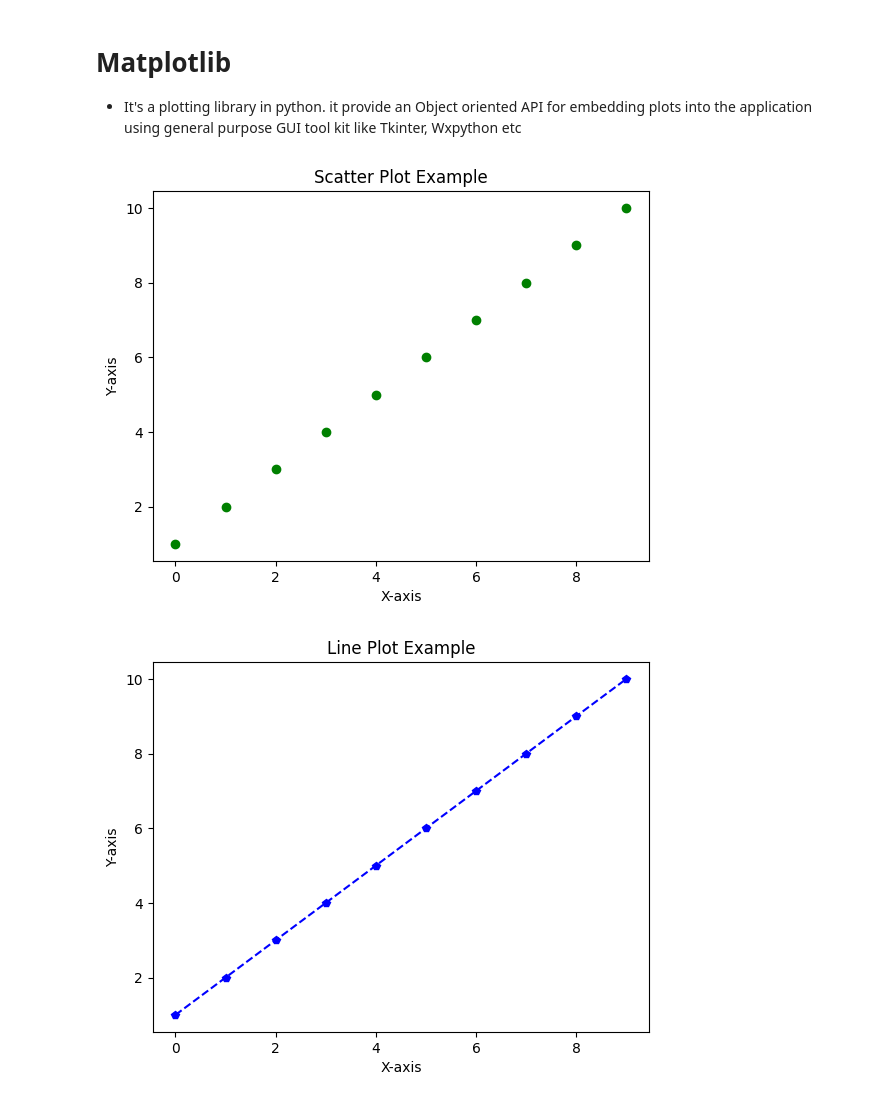
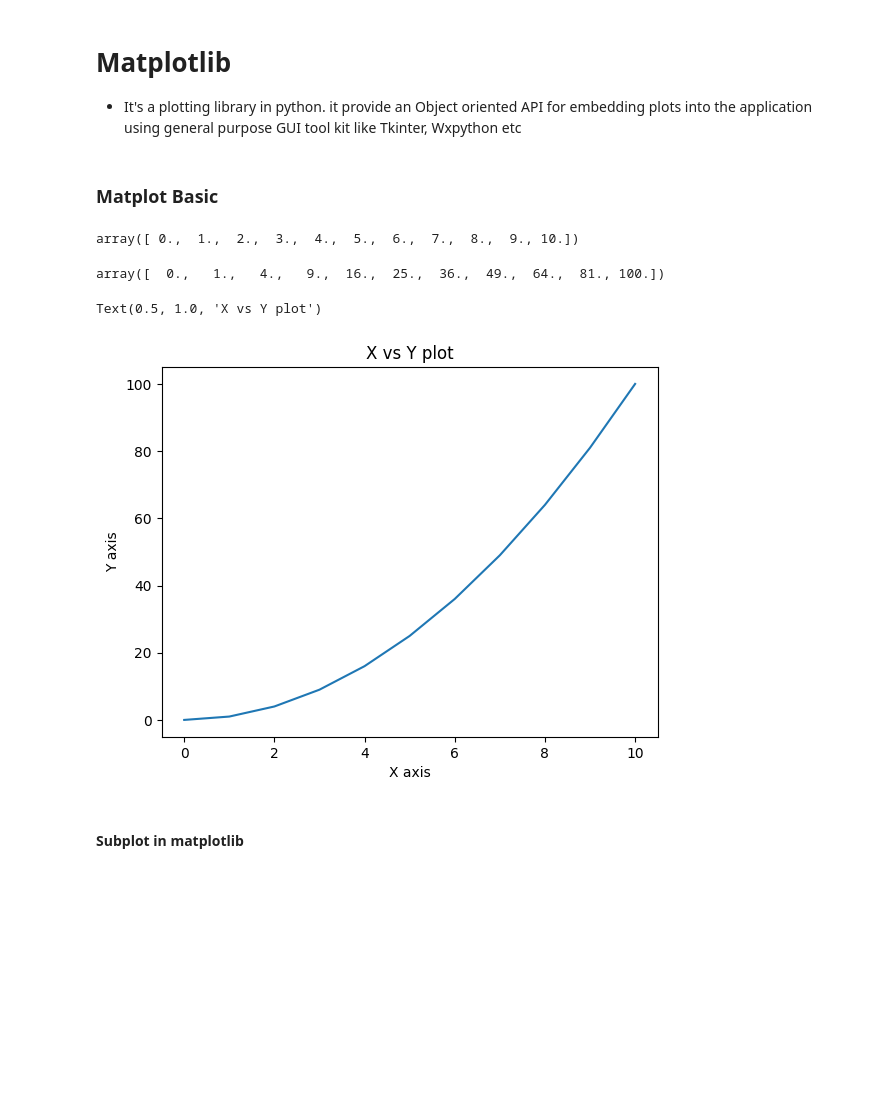
Before and after one commit to codERSunny812/python-learning, a Jupyter notebook: pyLibraries/matplotlib.ipynb, the cells around one changed output. Cells and saved outputs as stored; diff of their text form; code cells hidden in the pictures; blank space fills up the shorter version.

Commit message:
pandas and matplotlib completed

```diff
--- a/pyLibraries/matplotlib.ipynb
+++ b/pyLibraries/matplotlib.ipynb
@@ -2,22 +2,3 @@
 # Matplotlib
 
 - It's a plotting library in python. it provide an Object oriented API for embedding plots into the application using general purpose GUI tool kit like Tkinter, Wxpython etc
-# %%
-import matplotlib.pyplot as plt
-import numpy as np
-
-# Generate sample data
-
-x= np.arange(0,10)
-y=np.arange(1,11)
-
-
-# scatter plot
-
-plt.scatter(x,y,c="g")
-plt.title("Scatter Plot Example")
-plt.xlabel("X-axis")
-plt.ylabel("Y-axis")
-plt.show()
-# %% [output]
-[figure, removed]
@@ -24,13 +9,27 @@ plt.show()
+# %% [markdown]
+### Matplot Basic
+# %%
+x = np.linspace(0,10,11)
+x
+# %% [output]
+array([ 0.,  1.,  2.,  3.,  4.,  5.,  6.,  7.,  8.,  9., 10.])
+# %%
+y = x**2
+y
+# %% [output]
+array([  0.,   1.,   4.,   9.,  16.,  25.,  36.,  49.,  64.,  81., 100.])
 # %%
-# plot in python using matplotlib
+# basic plotting
 
-plt.plot(x,y, color='b', marker='p', linestyle='--')
-plt.title("Line Plot Example")
-plt.xlabel("X-axis")
-plt.ylabel("Y-axis")
-plt.show()
+plt.plot(x,y)
+plt.xlabel('X axis')
+plt.ylabel('Y axis')
+plt.title('X vs Y plot')
 # %% [output]
+Text(0.5, 1.0, 'X vs Y plot')
-[figure, old version]
+[figure, new version]
+# %% [markdown]
+#### Subplot in matplotlib
 # %%
 # subplotting in python using matplotlib
 
```
Also changed, not shown: parts of 18 cells of this notebook, 12 other files.
